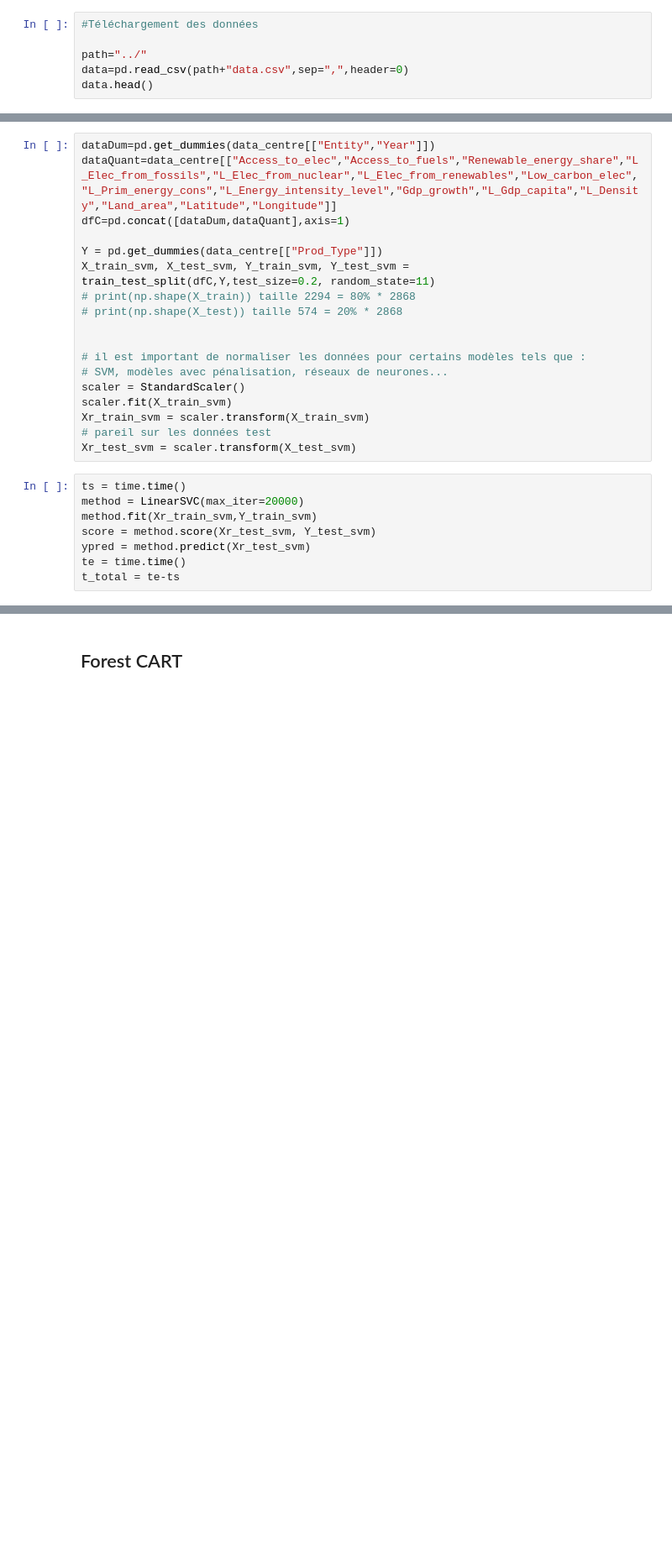
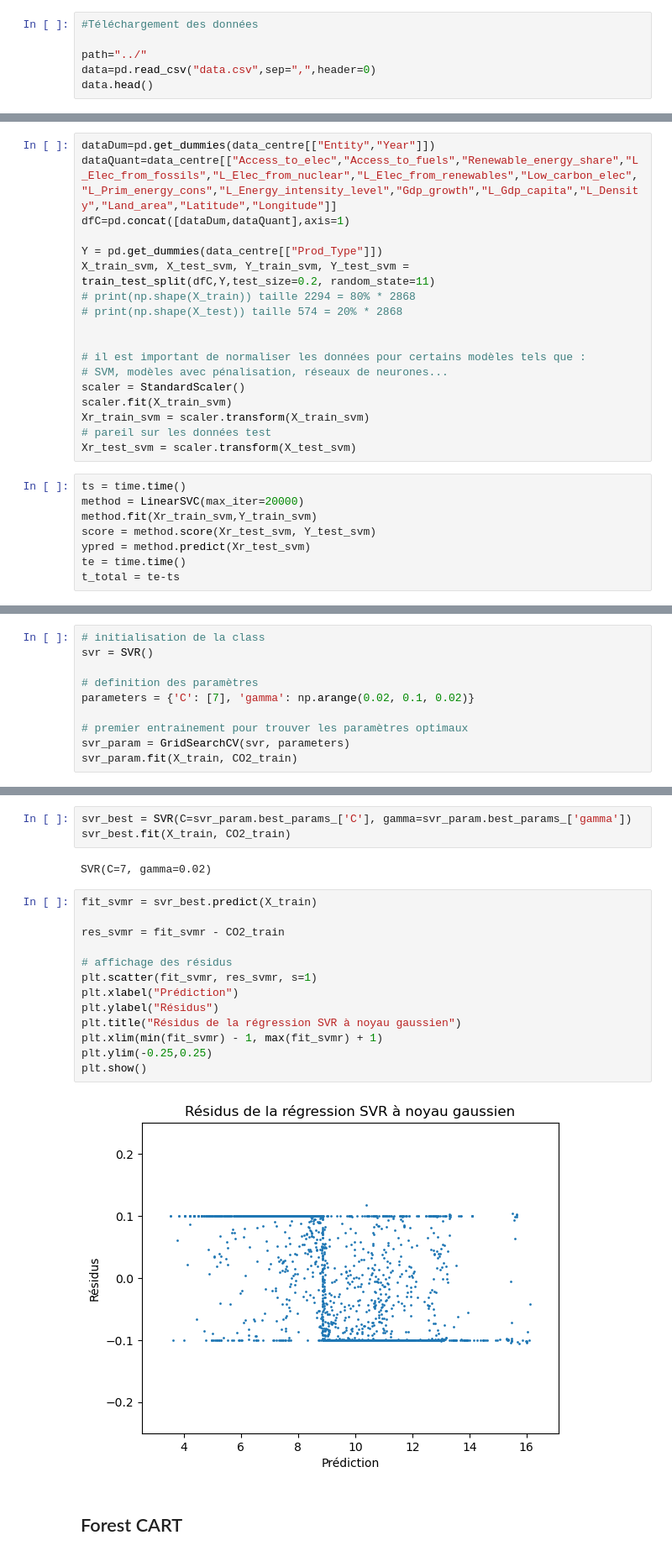
Before and after one commit to PaolaDeTruchis/MachineLearning, a Jupyter notebook: Projet_ML_Python.ipynb, the cells around one changed output, grey strips where cells are left out. Shown at 84% size. Drawn from its saved outputs; the diff is of its cells as text; blank space fills up the shorter version.

```diff
--- a/Projet_ML_Python.ipynb
+++ b/Projet_ML_Python.ipynb
@@ -6,7 +6,7 @@ import matplotlib.pyplot as plt
 #Téléchargement des données
 
 path="../"
-data=pd.read_csv(path+"data.csv",sep=",",header=0)
+data=pd.read_csv("data.csv",sep=",",header=0)
 data.head()
 # %% [output]
 |  | Entity | Year | Access to electricity (% of popul... | Access to clean fuels for cooking | Renewable-electricity-generating-... | ... |
@@ -964,0 +970,10 @@ t_total = te-ts
+# %%
+# initialisation de la class
+svr = SVR()
+
+# definition des paramètres
+parameters = {'C': [7], 'gamma': np.arange(0.02, 0.1, 0.02)}
+
+# premier entrainement pour trouver les paramètres optimaux
+svr_param = GridSearchCV(svr, parameters)
+svr_param.fit(X_train, CO2_train)
@@ -965,3 +987,23 @@ t_total = te-ts
+# %%
+svr_best = SVR(C=svr_param.best_params_['C'], gamma=svr_param.best_params_['gamma'])
+svr_best.fit(X_train, CO2_train)
+# %% [output]
+SVR(C=7, gamma=0.02)
+# %%
+fit_svmr = svr_best.predict(X_train)
+
+res_svmr = fit_svmr - CO2_train
+
+# affichage des résidus
+plt.scatter(fit_svmr, res_svmr, s=1)
+plt.xlabel("Prédiction")
+plt.ylabel("Résidus")
+plt.title("Résidus de la régression SVR à noyau gaussien")
+plt.xlim(min(fit_svmr) - 1, max(fit_svmr) + 1)
+plt.ylim(-0.25,0.25)
+plt.show()
+# %% [output]
+[figure, added]
 # %% [markdown]
 ## Forest CART
 # %%
```
Also changed, not shown: parts of 7 cells of this notebook, 1 other file.
